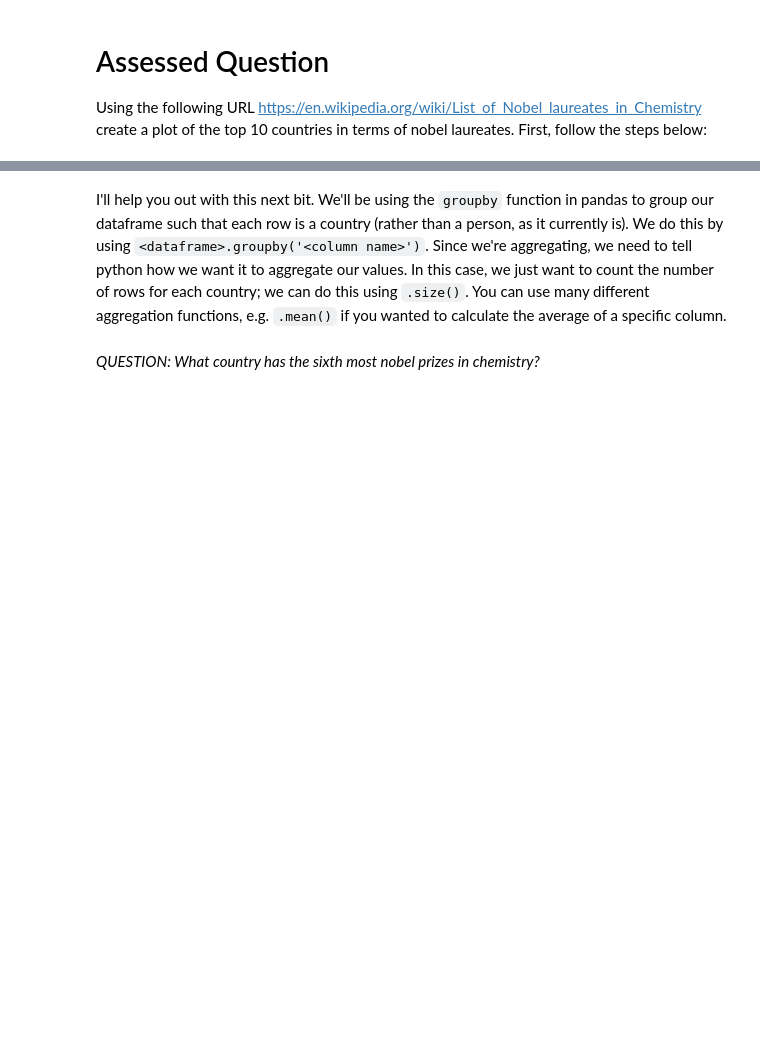
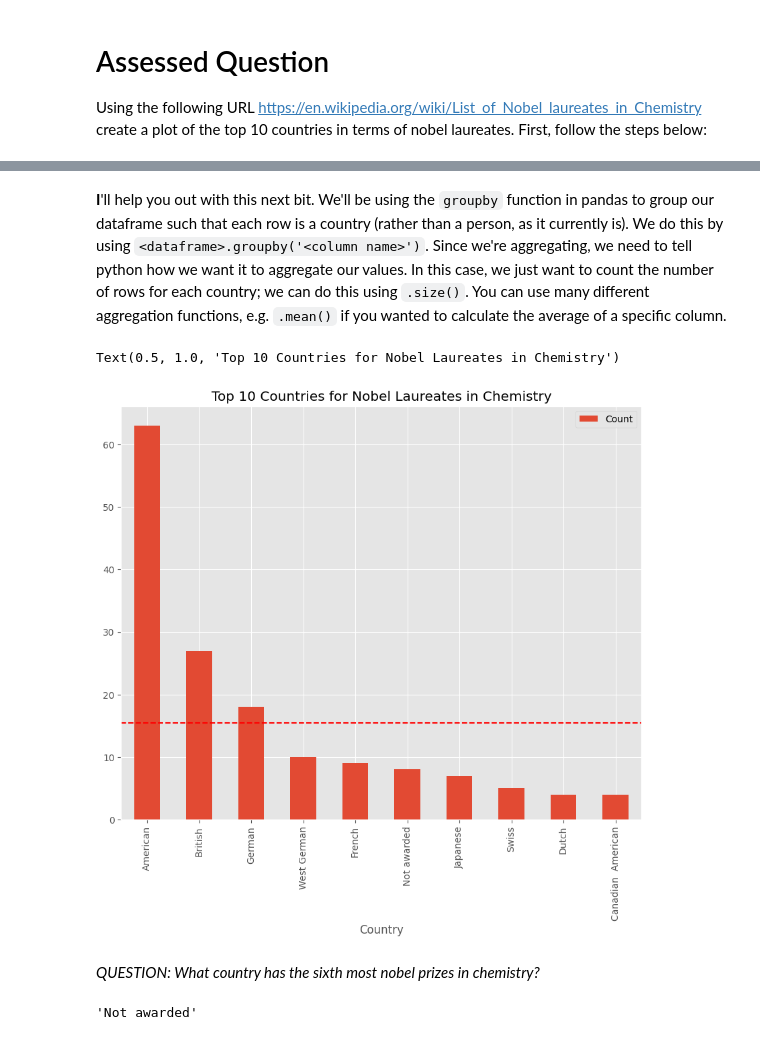
Before and after one commit to yourwilliam/PythonQM, a Jupyter notebook: notebooks/W02. Pandas.ipynb, the cells around one changed output, grey strips where cells are left out. Cells and saved outputs as stored; diff of their text form; code cells hidden in the pictures; blank space fills up the shorter version.

```diff
--- a/notebooks/W02. Pandas.ipynb
+++ b/notebooks/W02. Pandas.ipynb
@@ -472,3 +496,12 @@ Using the following URL https://en.wikipedia.org/wiki/List_of_Nobel_laureates_in
 # scrape the table of Nobel Laureates in Chemistry using read_html. remember, this gives us a LIST of dataframes! lets call this list chem_tables
 
 # select the first dataframe from this list and call it chem
+
+url='https://en.wikipedia.org/wiki/List_of_Nobel_laureates_in_Chemistry'
+
+chem_tables=pandas.read_html(url)
+
+chem=chem_tables[0]
+chem.rename(columns={chem.columns[3]: "Country" }, inplace = True)
+
+chem
@@ -475,10 +522,31 @@ Using the following URL https://en.wikipedia.org/wiki/List_of_Nobel_laureates_in
 # %% [markdown]
-I'll help you out with this next bit. We'll be using the `groupby` function in pandas to group our dataframe such that each row is a country (rather than a person, as it currently is). We do this by using `<dataframe>.groupby('<column name>')`. Since we're aggregating, we need to tell python how we want it to aggregate our values. In this case, we just want to count the number of rows for each country; we can do this using `.size()`. You can use many different aggregation functions, e.g. `.mean()` if you wanted to calculate the average of a specific column.
+**I**'ll help you out with this next bit. We'll be using the `groupby` function in pandas to group our dataframe such that each row is a country (rather than a person, as it currently is). We do this by using `<dataframe>.groupby('<column name>')`. Since we're aggregating, we need to tell python how we want it to aggregate our values. In this case, we just want to count the number of rows for each country; we can do this using `.size()`. You can use many different aggregation functions, e.g. `.mean()` if you wanted to calculate the average of a specific column.
 # %%
 # create a new dataframe called 'country' in which each row is a country, and the values represent the number of nobel laureates.
 
+country = chem.groupby('Country').size().reset_index(name='Count')
+
 # now sort it in descending order
+country = country.sort_values(by='Count', ascending=False)
 
 # finally, plot the top 10 countries
+
+top_10_countries = country.head(10)
+
+mean_count = top_10_countries['Count'].mean()
+
+top_10_plot = top_10_countries.plot(kind='bar', x='Country', y='Count')
+
+top_10_plot.axhline(mean_count, color='red', linestyle='--', label=f'Mean: {mean_income:.2f}')
+
+plt.title('Top 10 Countries for Nobel Laureates in Chemistry')
+# %% [output]
+Text(0.5, 1.0, 'Top 10 Countries for Nobel Laureates in Chemistry')
+[figure, added]
 # %% [markdown]
 *QUESTION: What country has the sixth most nobel prizes in chemistry?*
+# %%
+sixty_most_country = country.iloc[5]['Country']
+sixty_most_country
+# %% [output]
+'Not awarded'
```
Also changed, not shown: parts of 5 cells of this notebook.
